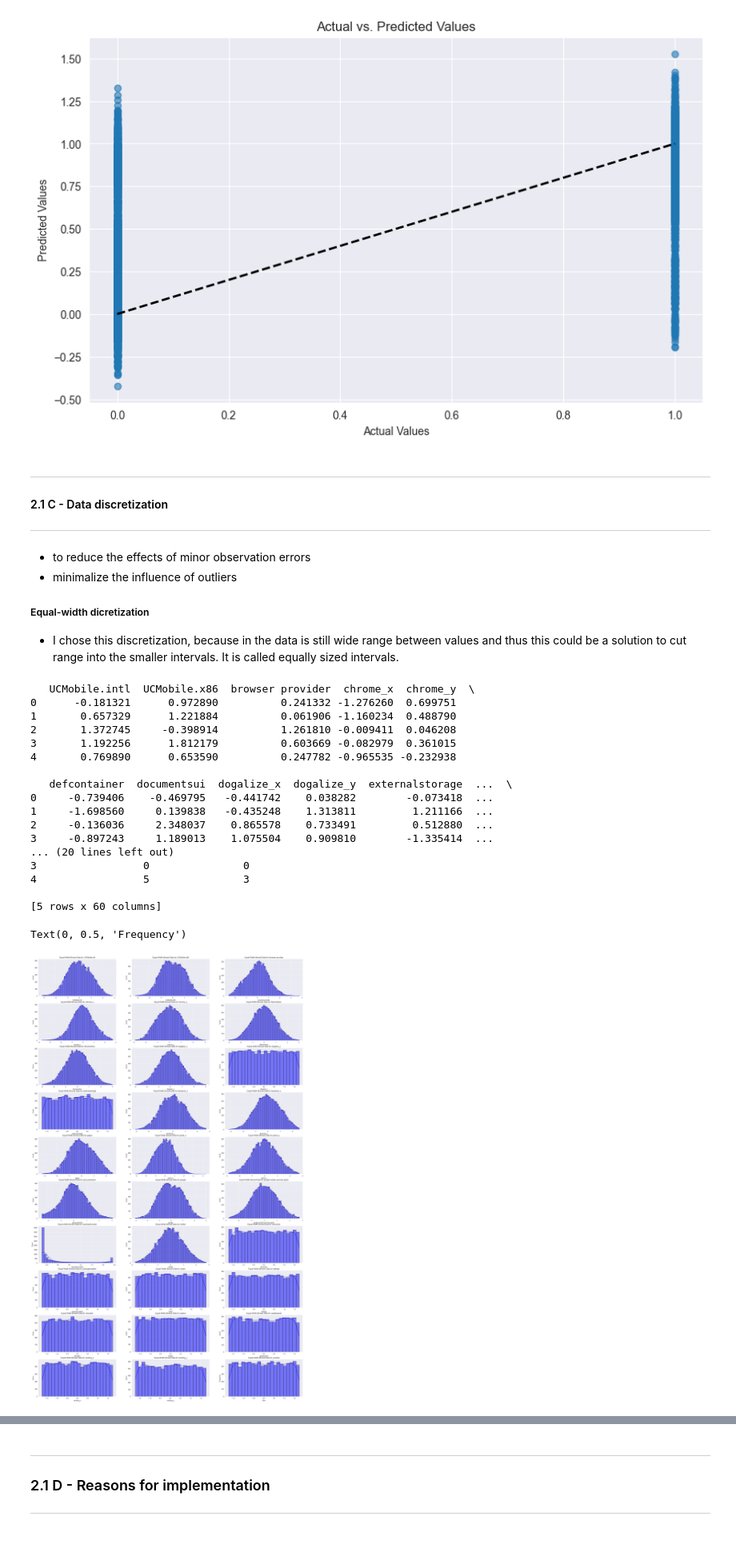
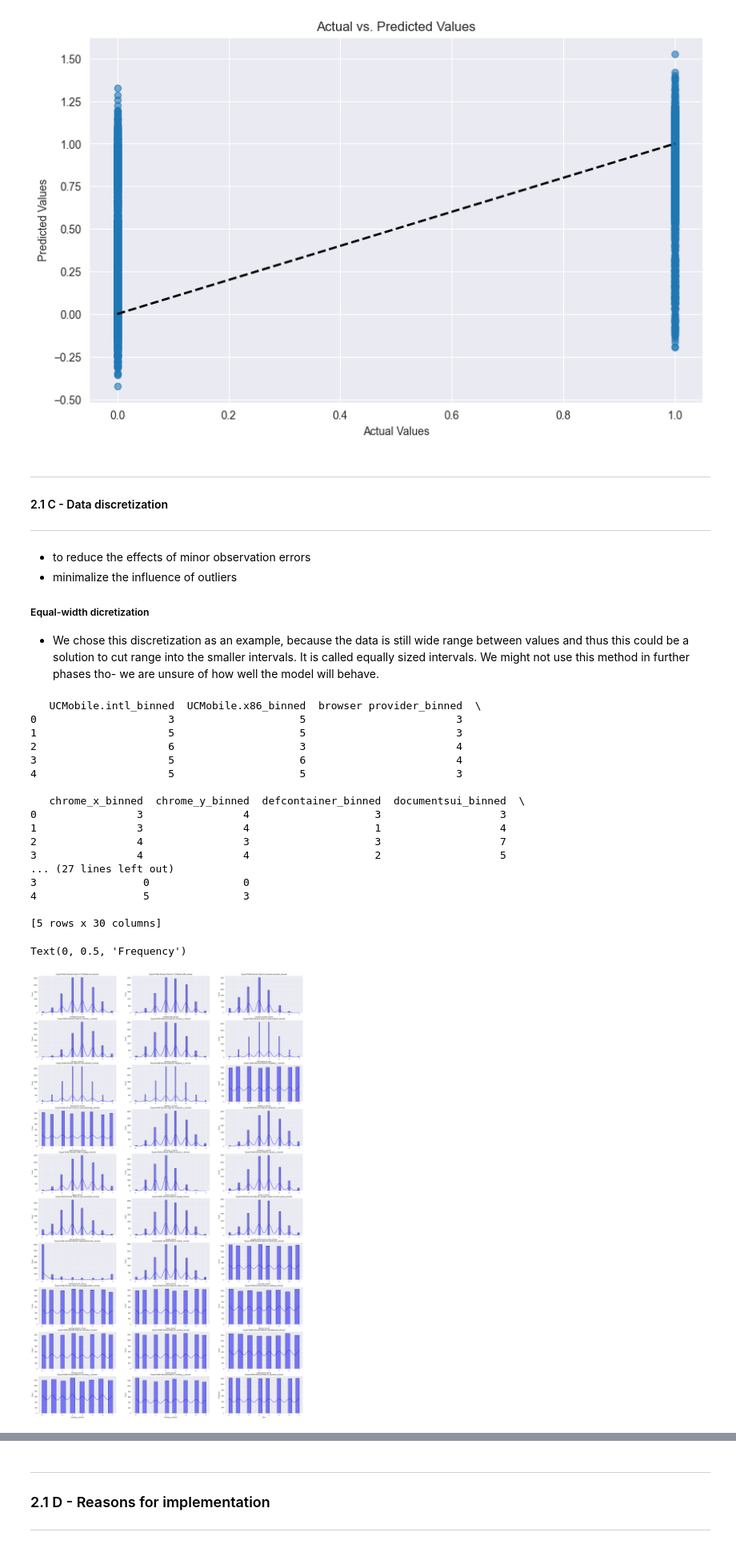
Before and after one commit to mariamatusiskova/IAU_project, a Jupyter notebook: datasets/merge.ipynb, the cells around one changed output, grey strips where cells are left out. Shown at 80% size. Drawn from its saved outputs; the diff is of its cells as text; code cells hidden in the pictures.

```diff
--- a/datasets/merge.ipynb
+++ b/datasets/merge.ipynb
@@ -459,42 +459,45 @@ Text(0.5, 1.0, 'Actual vs. Predicted Values')
 
 ##### Equal-width dicretization
 
-- I chose this discretization, because in the data is still wide range between values and thus this could be a solution to cut range into the smaller intervals. It is called equally sized intervals.
+- We chose this discretization as an example, because the data is still wide range between values and thus this could be a solution to cut range into the smaller intervals. It is called equally sized intervals. We might not use this method in further phases tho- we are unsure of how well the model will behave.
 # %%
 num_bins = 8
 
 columns = columns.difference(['mwra'])
 train_data = pd.DataFrame(train_data, columns=columns)
+train_data_binned = pd.DataFrame()
 
 for column in train_data.select_dtypes(include=['float64', 'int64']).columns:
-    train_data[f'{column}_binned'] = pd.cut(train_data[column], bins=num_bins, labels=False)
+    train_data_binned[f'{column}_binned'] = pd.cut(train_data[column], bins=num_bins, labels=False)
 
-print(train_data.head())
+print(train_data_binned.head())
 
 fig, axes = plt.subplots(nrows=(len(columns)//2) - 5, ncols=3,figsize=(30, 50))
 axes = axes.flatten()
-for i, col in enumerate(columns):
-    sns.histplot(train_data[col], kde=True, ax=axes[i], color='blue', edgecolor='black')
+i = 0
+for col in train_data_binned:
+    sns.histplot(train_data_binned[col], kde=True, ax=axes[i], color='blue', edgecolor='black')
     axes[i].set_title(f'Equal-Width Binned Data for {col}')
+    i+= 1
 plt.xlabel('Bins')
 plt.ylabel('Frequency')
 # %% [output]
-   UCMobile.intl  UCMobile.x86  browser provider  chrome_x  chrome_y  \
-0      -0.181321      0.972890          0.241332 -1.276260  0.699751
-1       0.657329      1.221884          0.061906 -1.160234  0.488790
-2       1.372745     -0.398914          1.261810 -0.009411  0.046208
-3       1.192256      1.812179          0.603669 -0.082979  0.361015
-4       0.769890      0.653590          0.247782 -0.965535 -0.232938
+   UCMobile.intl_binned  UCMobile.x86_binned  browser provider_binned  \
+0                     3                    5                        3
+1                     5                    5                        3
+2                     6                    3                        4
+3                     5                    6                        4
+4                     5                    5                        3
 
-   defcontainer  documentsui  dogalize_x  dogalize_y  externalstorage  ...  \
-0     -0.739406    -0.469795   -0.441742    0.038282        -0.073418  ...
-1     -1.698560     0.139838   -0.435248    1.313811         1.211166  ...
-2     -0.136036     2.348037    0.865578    0.733491         0.512880  ...
-3     -0.897243     1.189013    1.075504    0.909810        -1.335414  ...
-... (20 lines left out)
+   chrome_x_binned  chrome_y_binned  defcontainer_binned  documentsui_binned  \
+0                3                4                    3                   3
+1                3                4                    1                   4
+2                4                3                    3                   7
+3                4                4                    2                   5
+... (27 lines left out)
 3                 0               0
 4                 5               3
 
-[5 rows x 60 columns]
+[5 rows x 30 columns]
 Text(0, 0.5, 'Frequency')
-[figure, old version]
+[figure, new version]
```
Also changed, not shown: parts of 18 cells of this notebook.
